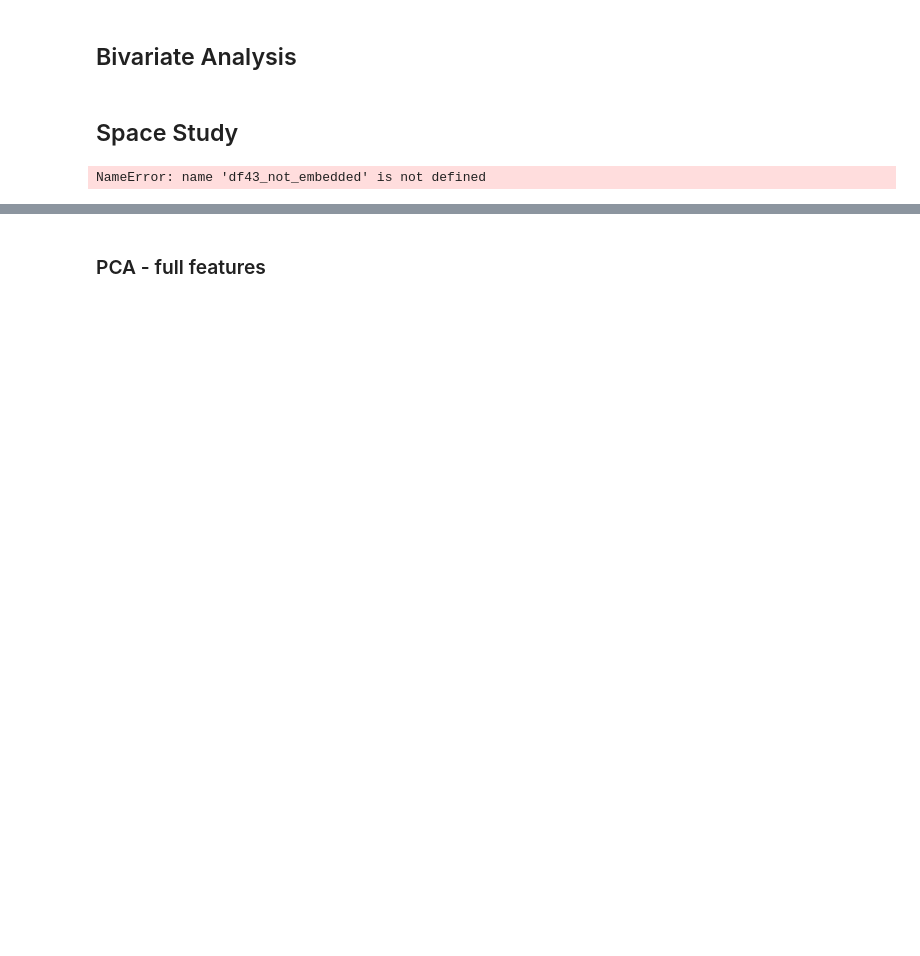
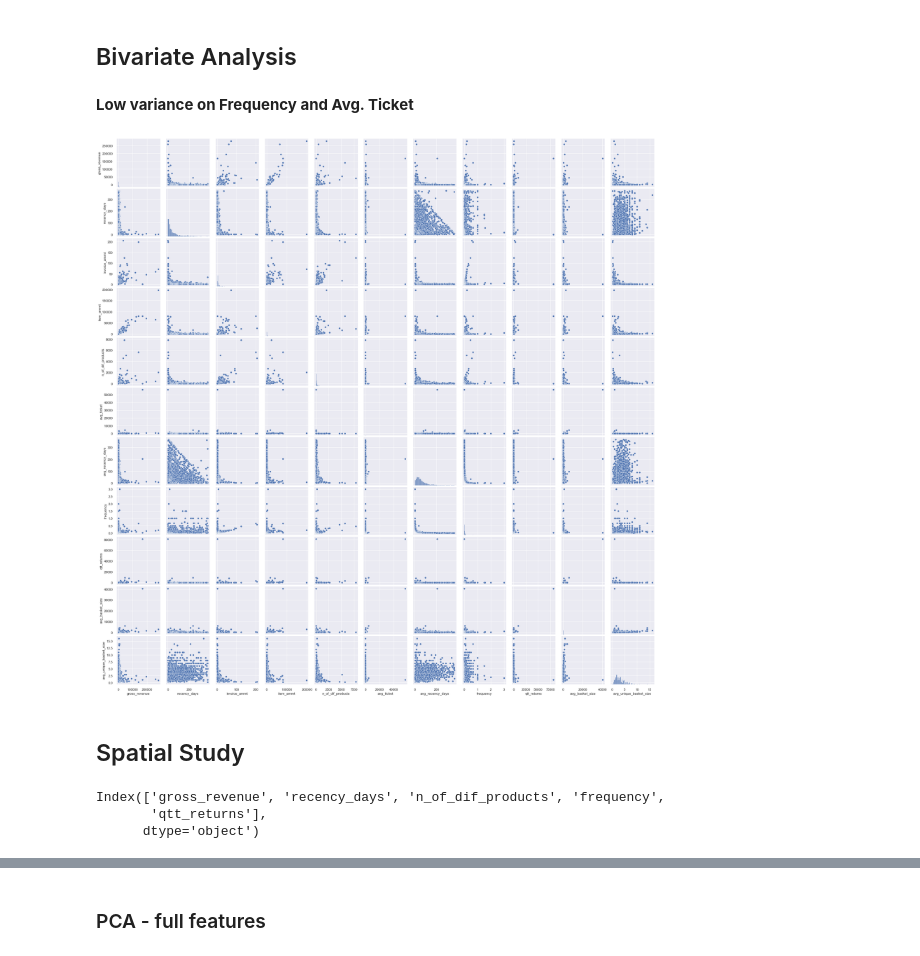
Before and after one commit to fusaa/insider-clients-clustering, a Jupyter notebook: c0.7 - notebook.ipynb, the cells around one changed output, grey strips where cells are left out. Drawn from its saved outputs; the diff is of its cells as text; code cells hidden in the pictures; blank space fills up the shorter version.

```diff
--- a/c0.7 - notebook.ipynb
+++ b/c0.7 - notebook.ipynb
@@ -928,7 +842,13 @@ dtype: int64
 # %% [markdown]
 ## Bivariate Analysis
+# %% [markdown]
+**Low variance on Frequency and Avg. Ticket**
+# %%
+sns.pairplot(df4.drop(columns = 'customer_id'));
+# %% [output]
+[figure, added]
 # %% [markdown]
-## Space Study
+## Spatial Study
 # %%
 # full_feat:
 df43_full_features = df4.drop(columns = ['customer_id'], axis = 1).copy()
@@ -939,10 +859,12 @@ df43_less_features = df4[cols_selected].copy()
 df43_less_features.drop(columns= 'customer_id', inplace = True)
 # min-max, standard scales, robust scaler?
 # %%
-from sklearn import preprocessing as pp
+# Many features were not useful, so trying modeling with 2 different sets
+
+
 mm = pp.MinMaxScaler()
 
-df43_full_features['gross_revenue'] = mm.fit_transform(df43_not_embedded[['gross_revenue']])
+df43_full_features['gross_revenue'] = mm.fit_transform(df43_full_features[['gross_revenue']])
 
 # 'customer_id',
 df43_full_features['recency_days']          = mm.fit_transform( df43_full_features[['recency_days']])
@@ -958,7 +880,7 @@ df43_full_features['avg_unique_basket_size']= mm.fit_transform( df43_full_featur
 
 
 
-df43_less_features['gross_revenue'] = mm.fit_transform(df43_embedded[['gross_revenue']])
+df43_less_features['gross_revenue'] = mm.fit_transform(df43_less_features[['gross_revenue']])
 # 'customer_id',
 df43_less_features['recency_days']          = mm.fit_transform( df43_less_features[['recency_days']])
 # df43_less_features['invoice_ammt']          = mm.fit_transform( df43_less_features[['invoice_ammt']])
@@ -973,7 +895,9 @@ df43_less_features['qtt_returns']           = mm.fit_transform( df43_less_featur
 
 df43_less_features.columns
 # %% [output]
-NameError: name 'df43_not_embedded' is not defined
+Index(['gross_revenue', 'recency_days', 'n_of_dif_products', 'frequency',
+       'qtt_returns'],
+      dtype='object')
 # %%
 X_less_features = df43_less_features.copy()
 X_full_features = df43_full_features.copy()
```
Also changed, not shown: parts of 141 cells of this notebook.
